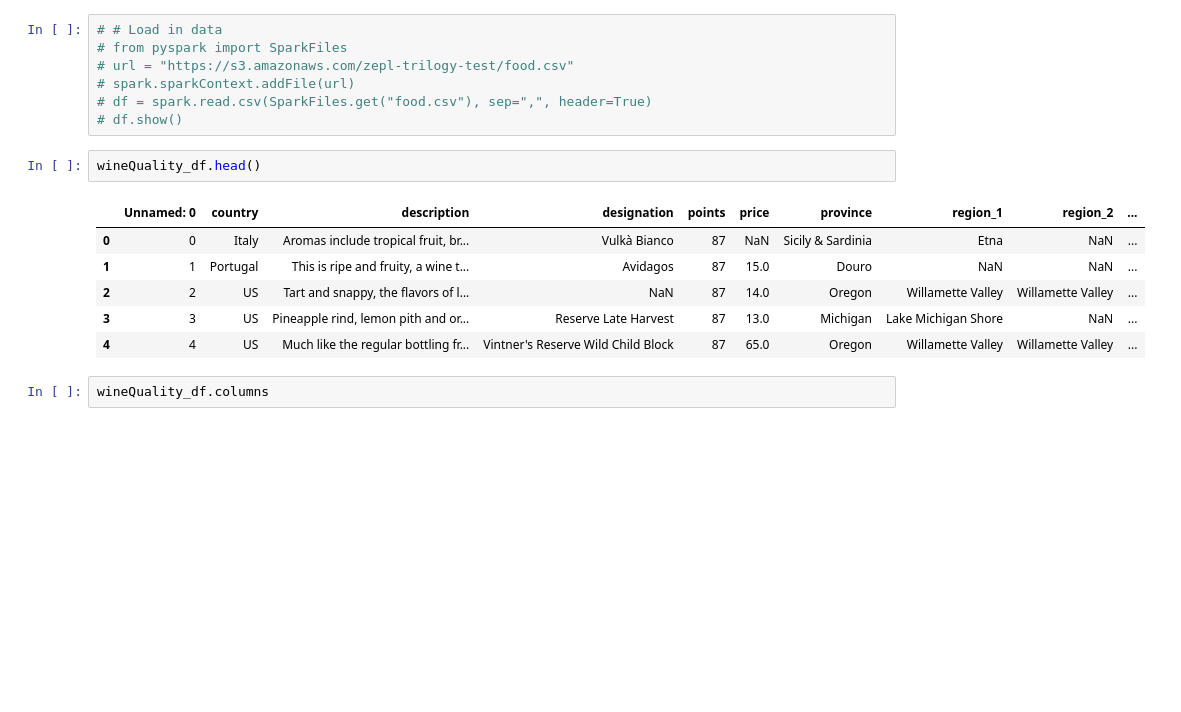
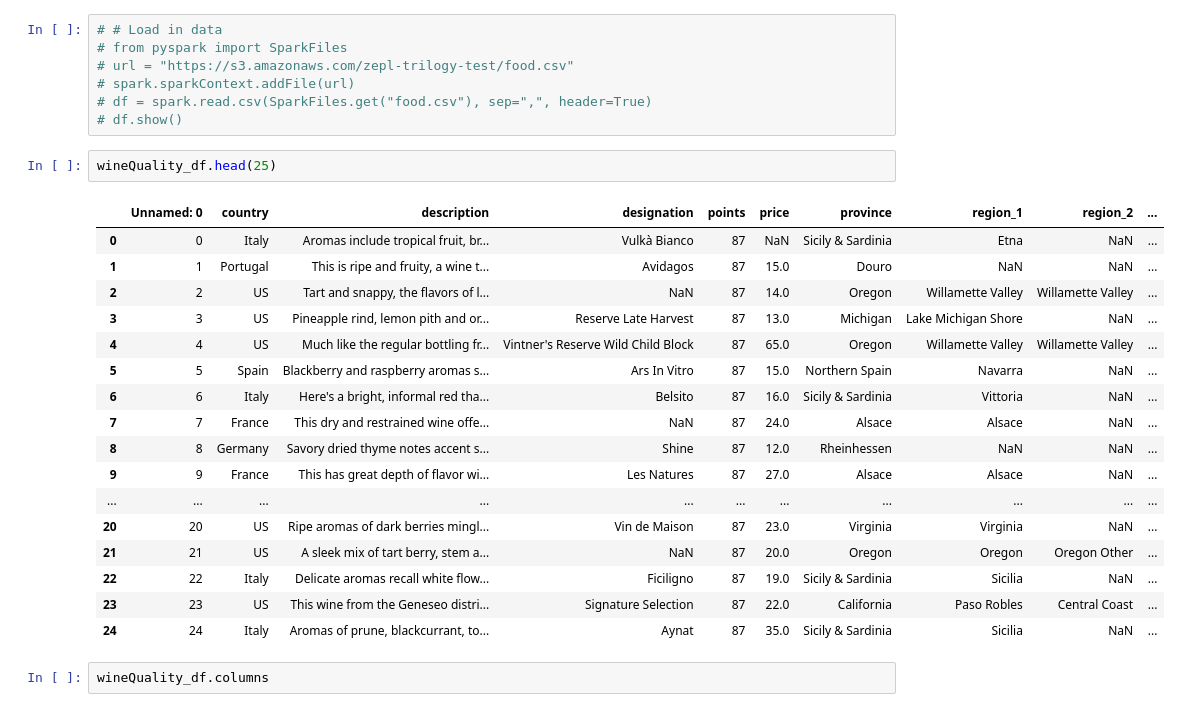
Before and after one commit to ensieblume/Final-Project, a Jupyter notebook: MachineLearning.ipynb, the cells around one changed output. Drawn from its saved outputs; the diff is of its cells as text; blank space fills up the shorter version.

```diff
--- a/MachineLearning.ipynb
+++ b/MachineLearning.ipynb
@@ -45,14 +44,25 @@ wineQuality_df = pd.read_csv('winemag-data-130k-v2.csv')
 # df = spark.read.csv(SparkFiles.get("food.csv"), sep=",", header=True)
 # df.show()
 # %%
-wineQuality_df.head()
+wineQuality_df.head(25)
 # %% [output]
 |  | Unnamed: 0 | country | description | designation | points | price | province | region_1 | region_2 | ... |
 | 0 | 0 | Italy | Aromas include tropical fruit, br... | Vulkà Bianco | 87 | NaN | Sicily & Sardinia | Etna | NaN | ... |
 | 1 | 1 | Portugal | This is ripe and fruity, a wine t... | Avidagos | 87 | 15.0 | Douro | NaN | NaN | ... |
 | 2 | 2 | US | Tart and snappy, the flavors of l... | NaN | 87 | 14.0 | Oregon | Willamette Valley | Willamette Valley | ... |
 | 3 | 3 | US | Pineapple rind, lemon pith and or... | Reserve Late Harvest | 87 | 13.0 | Michigan | Lake Michigan Shore | NaN | ... |
 | 4 | 4 | US | Much like the regular bottling fr... | Vintner's Reserve Wild Child Block | 87 | 65.0 | Oregon | Willamette Valley | Willamette Valley | ... |
+| 5 | 5 | Spain | Blackberry and raspberry aromas s... | Ars In Vitro | 87 | 15.0 | Northern Spain | Navarra | NaN | ... |
+| 6 | 6 | Italy | Here's a bright, informal red tha... | Belsito | 87 | 16.0 | Sicily & Sardinia | Vittoria | NaN | ... |
+| 7 | 7 | France | This dry and restrained wine offe... | NaN | 87 | 24.0 | Alsace | Alsace | NaN | ... |
+| 8 | 8 | Germany | Savory dried thyme notes accent s... | Shine | 87 | 12.0 | Rheinhessen | NaN | NaN | ... |
+| 9 | 9 | France | This has great depth of flavor wi... | Les Natures | 87 | 27.0 | Alsace | Alsace | NaN | ... |
+| ... | ... | ... | ... | ... | ... | ... | ... | ... | ... | ... |
+| 20 | 20 | US | Ripe aromas of dark berries mingl... | Vin de Maison | 87 | 23.0 | Virginia | Virginia | NaN | ... |
+| 21 | 21 | US | A sleek mix of tart berry, stem a... | NaN | 87 | 20.0 | Oregon | Oregon | Oregon Other | ... |
+| 22 | 22 | Italy | Delicate aromas recall white flow... | Ficiligno | 87 | 19.0 | Sicily & Sardinia | Sicilia | NaN | ... |
+| 23 | 23 | US | This wine from the Geneseo distri... | Signature Selection | 87 | 22.0 | California | Paso Robles | Central Coast | ... |
+| 24 | 24 | Italy | Aromas of prune, blackcurrant, to... | Aynat | 87 | 35.0 | Sicily & Sardinia | Sicilia | NaN | ... |
 # %%
 wineQuality_df.columns
 # %% [output]
```
Also changed, not shown: parts of 30 cells of this notebook, 3 other files.
